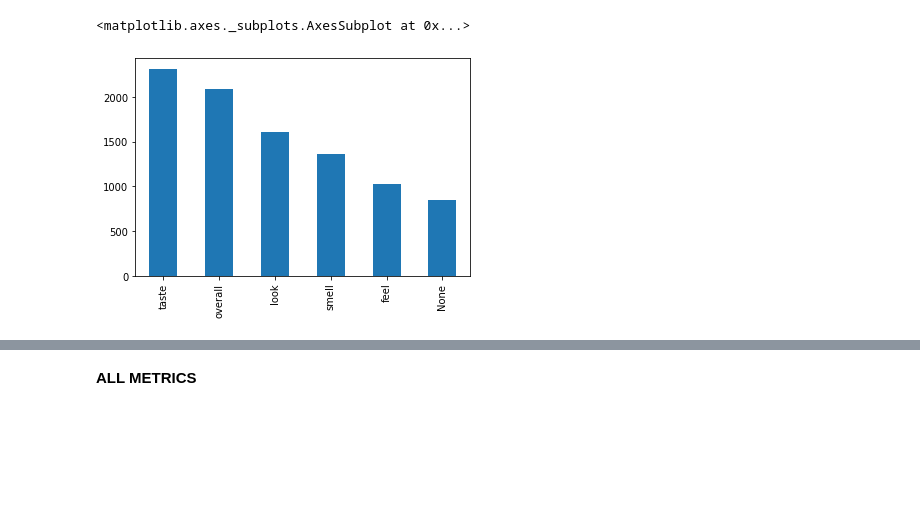
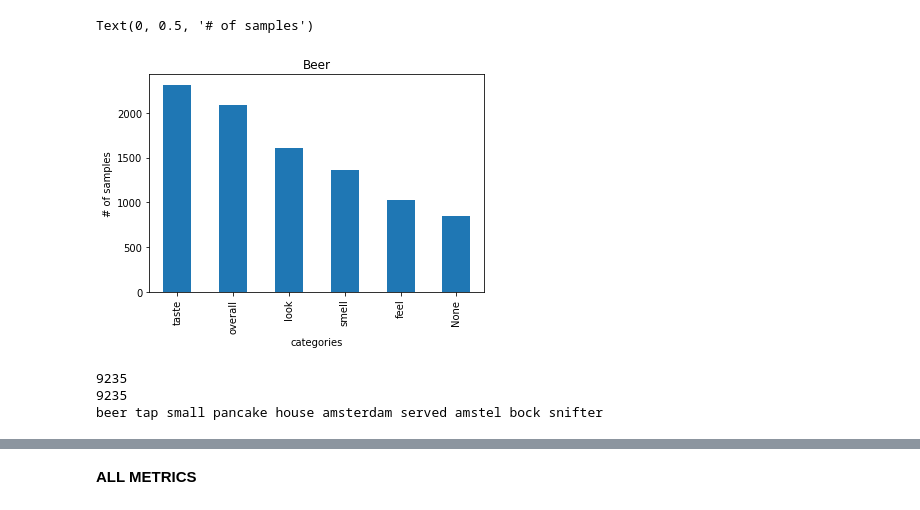
Before and after one commit to Vaiyani/Explainable-AI, a Jupyter notebook: implementation/Phase 3/Beer vs city review/Beer_wordcloud.ipynb, the cells around one changed output, grey strips where cells are left out. Saved outputs shown, nothing was run; the diff lists cells and outputs as text; code cells hidden in the pictures; blank space fills up the shorter version.

```diff
--- a/implementation/Phase 3/Beer vs city review/Beer_wordcloud.ipynb
+++ b/implementation/Phase 3/Beer vs city review/Beer_wordcloud.ipynb
@@ -124,7 +130,18 @@ def __false_negative_words__(clf, categories, X_val, y_val, vocab):
     return fn_word
-# %%
-pd.Series(labels).value_counts().plot(kind ='bar')
-# %% [output]
-<matplotlib.axes._subplots.AxesSubplot at 0x...>
-[figure, removed]
+# %%
+# pd.Series(labels).value_counts().plot(kind ='bar')
+ax = pd.Series(labels).value_counts().plot(kind ='bar', title='Beer')
+ax.set_xlabel("categories")
+ax.set_ylabel("# of samples")
+# %% [output]
+Text(0, 0.5, '# of samples')
+[figure, added]
+# %%
+print(len(text))
+print(len(labels))
+print(text[0])
+# %% [output]
+9235
+9235
+beer tap small pancake house amsterdam served amstel bock snifter
 # %%
```
Also changed, not shown: parts of 14 cells of this notebook, 1 other file.
